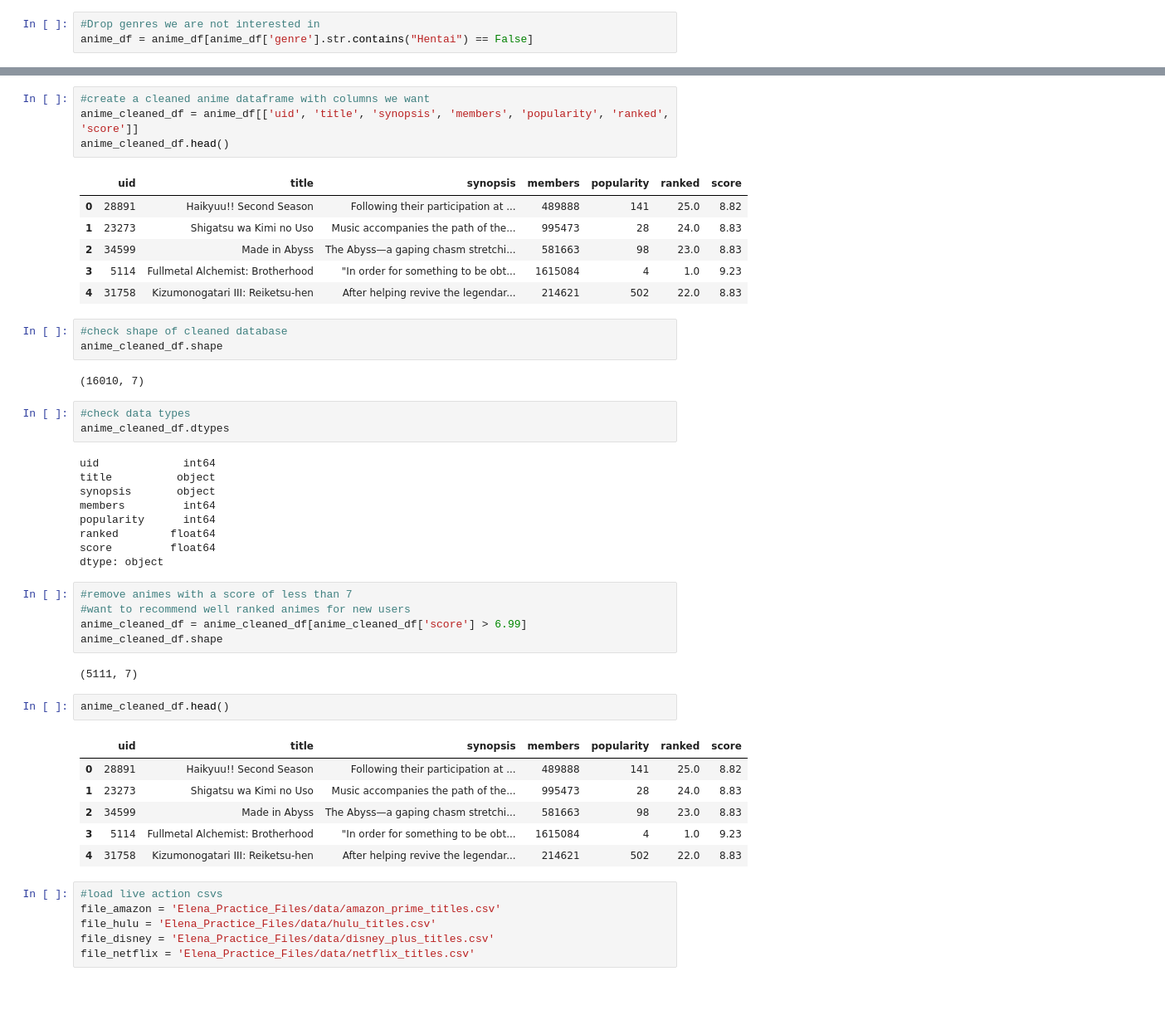
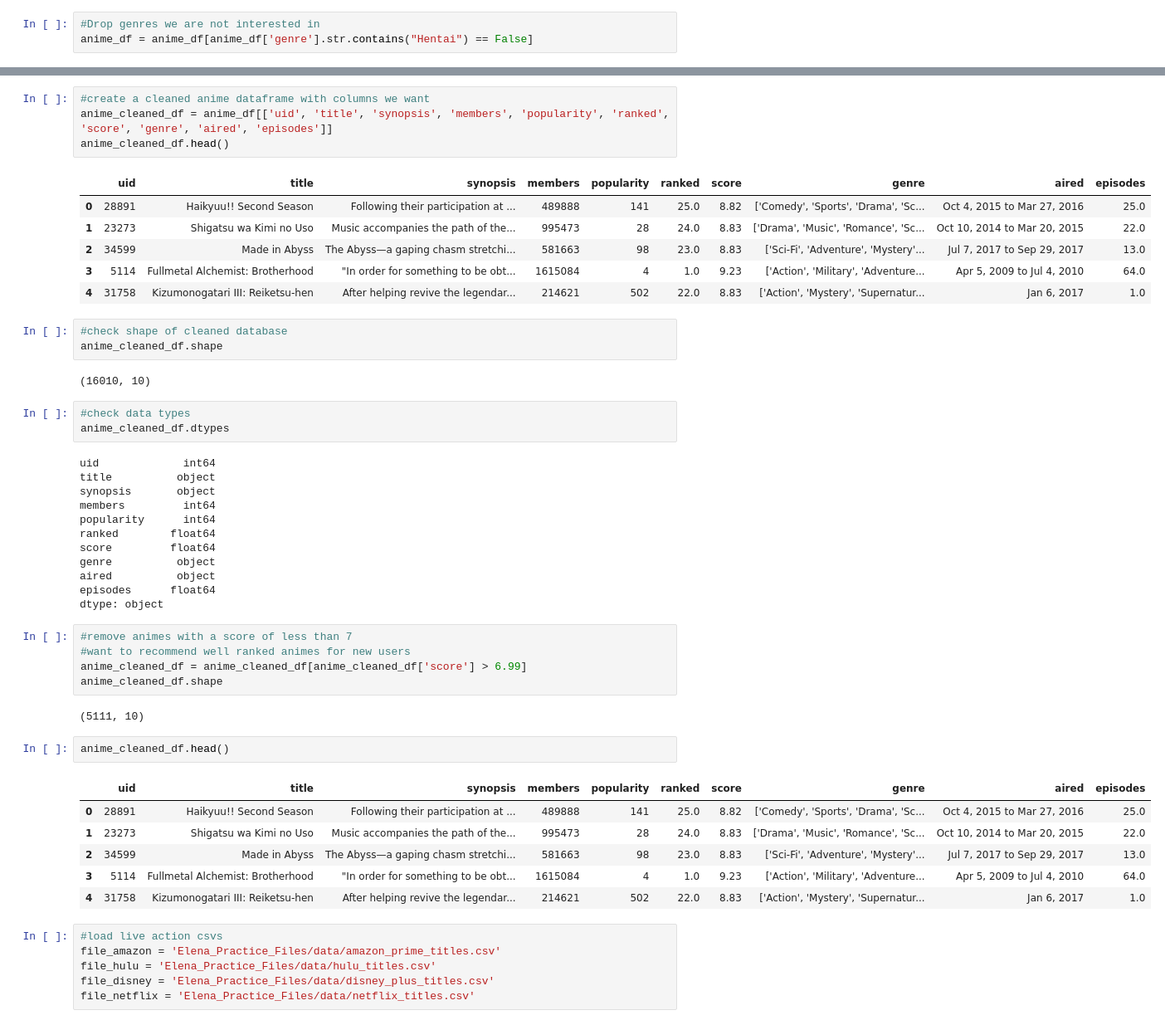
Before and after one commit to dseg27/Animeniacs, a Jupyter notebook: databases.ipynb, the cells around one changed output, grey strips where cells are left out. Shown: that part at 83% size. Cells and saved outputs as stored; diff of their text form; blank space fills up the shorter version.

```diff
--- a/databases.ipynb
+++ b/databases.ipynb
@@ -39,20 +40,20 @@ anime_df['genre'].value_counts()
 Name: genre, Length: 4611, dtype: int64
 # %%
 #create a cleaned anime dataframe with columns we want
-anime_cleaned_df = anime_df[['uid', 'title', 'synopsis', 'members', 'popularity', 'ranked', 'score']]
+anime_cleaned_df = anime_df[['uid', 'title', 'synopsis', 'members', 'popularity', 'ranked', 'score', 'genre', 'aired', 'episodes']]
 anime_cleaned_df.head()
 # %% [output]
-|  | uid | title | synopsis | members | popularity | ranked | score |
-| 0 | 28891 | Haikyuu!! Second Season | Following their participation at ... | 489888 | 141 | 25.0 | 8.82 |
-| 1 | 23273 | Shigatsu wa Kimi no Uso | Music accompanies the path of the... | 995473 | 28 | 24.0 | 8.83 |
-| 2 | 34599 | Made in Abyss | The Abyss—a gaping chasm stretchi... | 581663 | 98 | 23.0 | 8.83 |
-| 3 | 5114 | Fullmetal Alchemist: Brotherhood | "In order for something to be obt... | 1615084 | 4 | 1.0 | 9.23 |
-| 4 | 31758 | Kizumonogatari III: Reiketsu-hen | After helping revive the legendar... | 214621 | 502 | 22.0 | 8.83 |
+|  | uid | title | synopsis | members | popularity | ranked | score | genre | aired | episodes |
+| 0 | 28891 | Haikyuu!! Second Season | Following their participation at ... | 489888 | 141 | 25.0 | 8.82 | ['Comedy', 'Sports', 'Drama', 'Sc... | Oct 4, 2015 to Mar 27, 2016 | 25.0 |
+| 1 | 23273 | Shigatsu wa Kimi no Uso | Music accompanies the path of the... | 995473 | 28 | 24.0 | 8.83 | ['Drama', 'Music', 'Romance', 'Sc... | Oct 10, 2014 to Mar 20, 2015 | 22.0 |
+| 2 | 34599 | Made in Abyss | The Abyss—a gaping chasm stretchi... | 581663 | 98 | 23.0 | 8.83 | ['Sci-Fi', 'Adventure', 'Mystery'... | Jul 7, 2017 to Sep 29, 2017 | 13.0 |
+| 3 | 5114 | Fullmetal Alchemist: Brotherhood | "In order for something to be obt... | 1615084 | 4 | 1.0 | 9.23 | ['Action', 'Military', 'Adventure... | Apr 5, 2009 to Jul 4, 2010 | 64.0 |
+| 4 | 31758 | Kizumonogatari III: Reiketsu-hen | After helping revive the legendar... | 214621 | 502 | 22.0 | 8.83 | ['Action', 'Mystery', 'Supernatur... | Jan 6, 2017 | 1.0 |
 # %%
 #check shape of cleaned database
 anime_cleaned_df.shape
 # %% [output]
-(16010, 7)
+(16010, 10)
 # %%
 #check data types
 anime_cleaned_df.dtypes
@@ -64,6 +65,9 @@ members         int64
 popularity      int64
 ranked        float64
 score         float64
+genre          object
+aired          object
+episodes      float64
 dtype: object
 # %%
 #remove animes with a score of less than 7
@@ -71,16 +75,16 @@ dtype: object
 anime_cleaned_df = anime_cleaned_df[anime_cleaned_df['score'] > 6.99]
 anime_cleaned_df.shape
 # %% [output]
-(5111, 7)
+(5111, 10)
 # %%
 anime_cleaned_df.head()
 # %% [output]
-|  | uid | title | synopsis | members | popularity | ranked | score |
-| 0 | 28891 | Haikyuu!! Second Season | Following their participation at ... | 489888 | 141 | 25.0 | 8.82 |
-| 1 | 23273 | Shigatsu wa Kimi no Uso | Music accompanies the path of the... | 995473 | 28 | 24.0 | 8.83 |
-| 2 | 34599 | Made in Abyss | The Abyss—a gaping chasm stretchi... | 581663 | 98 | 23.0 | 8.83 |
-| 3 | 5114 | Fullmetal Alchemist: Brotherhood | "In order for something to be obt... | 1615084 | 4 | 1.0 | 9.23 |
-| 4 | 31758 | Kizumonogatari III: Reiketsu-hen | After helping revive the legendar... | 214621 | 502 | 22.0 | 8.83 |
+|  | uid | title | synopsis | members | popularity | ranked | score | genre | aired | episodes |
+| 0 | 28891 | Haikyuu!! Second Season | Following their participation at ... | 489888 | 141 | 25.0 | 8.82 | ['Comedy', 'Sports', 'Drama', 'Sc... | Oct 4, 2015 to Mar 27, 2016 | 25.0 |
+| 1 | 23273 | Shigatsu wa Kimi no Uso | Music accompanies the path of the... | 995473 | 28 | 24.0 | 8.83 | ['Drama', 'Music', 'Romance', 'Sc... | Oct 10, 2014 to Mar 20, 2015 | 22.0 |
+| 2 | 34599 | Made in Abyss | The Abyss—a gaping chasm stretchi... | 581663 | 98 | 23.0 | 8.83 | ['Sci-Fi', 'Adventure', 'Mystery'... | Jul 7, 2017 to Sep 29, 2017 | 13.0 |
+| 3 | 5114 | Fullmetal Alchemist: Brotherhood | "In order for something to be obt... | 1615084 | 4 | 1.0 | 9.23 | ['Action', 'Military', 'Adventure... | Apr 5, 2009 to Jul 4, 2010 | 64.0 |
+| 4 | 31758 | Kizumonogatari III: Reiketsu-hen | After helping revive the legendar... | 214621 | 502 | 22.0 | 8.83 | ['Action', 'Mystery', 'Supernatur... | Jan 6, 2017 | 1.0 |
 # %%
 #load live action csvs
 file_amazon = 'Elena_Practice_Files/data/amazon_prime_titles.csv'
```
Also changed, not shown: parts of 29 cells of this notebook, 1 other file.
